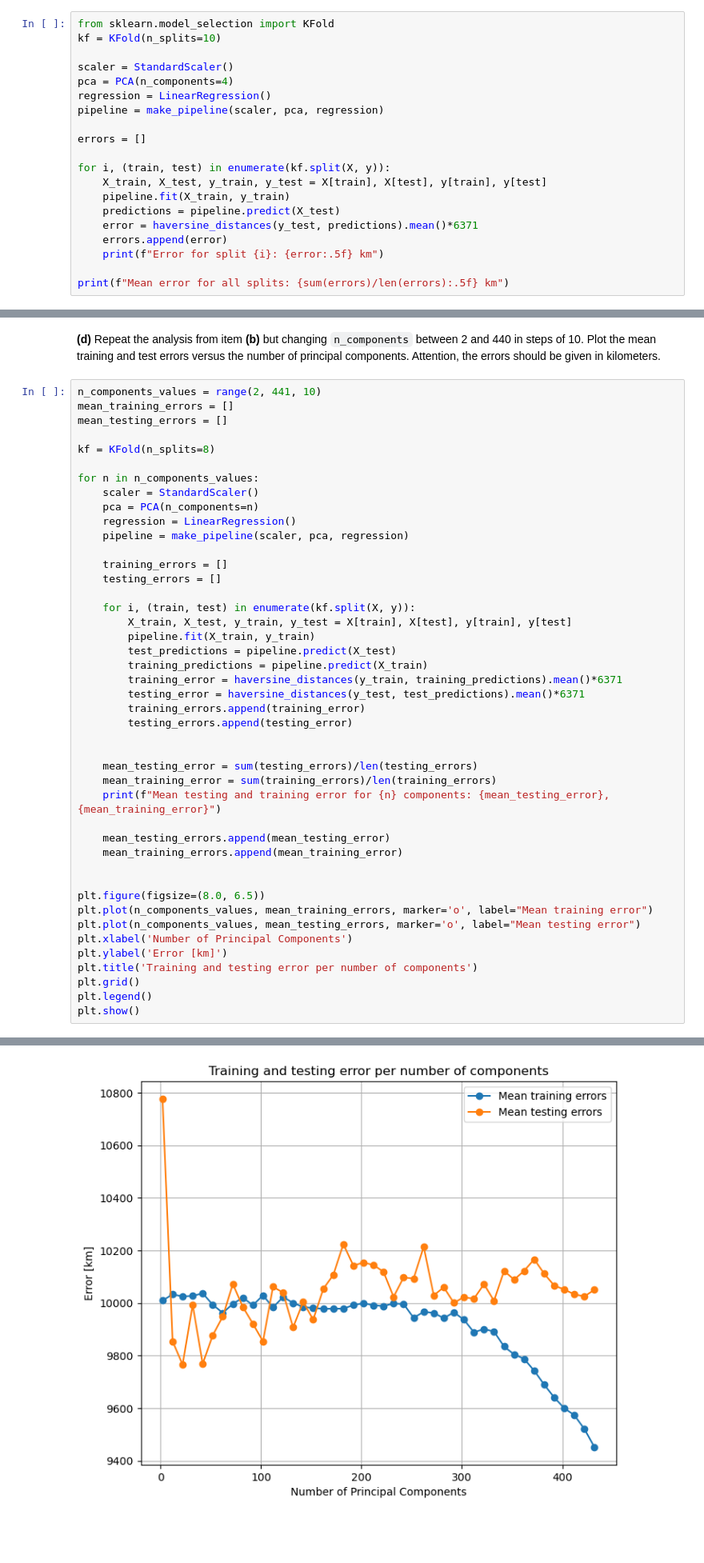
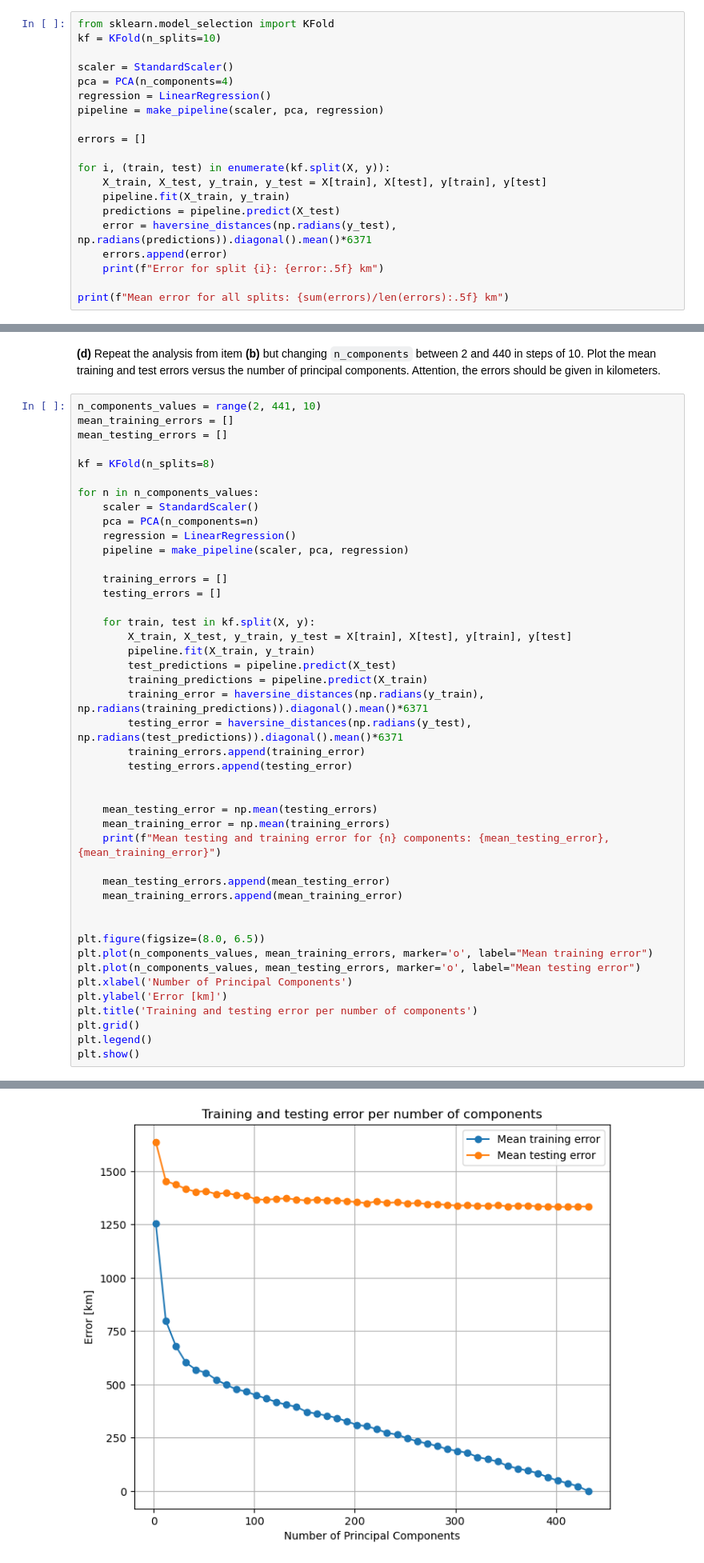
Before and after one commit to felixwl/isla, a Jupyter notebook: tp2/TP2.ipynb, the cells around one changed output, grey strips where cells are left out. Shown at 80% size. Drawn from its saved outputs; the diff is of its cells as text; blank space fills up the shorter version.

```diff
--- a/tp2/TP2.ipynb
+++ b/tp2/TP2.ipynb
@@ -357,7 +358,7 @@ for i, (train, test) in enumerate(kf.split(X, y)):
     X_train, X_test, y_train, y_test = X[train], X[test], y[train], y[test]
     pipeline.fit(X_train, y_train)
     predictions = pipeline.predict(X_test)
-    error = haversine_distances(y_test, predictions).mean()*6371
+    error = haversine_distances(np.radians(y_test), np.radians(predictions)).diagonal().mean()*6371
     errors.append(error)
     print(f"Error for split {i}: {error:.5f} km")
 
@@ -392,19 +393,19 @@ for n in n_components_values:
     training_errors = []
     testing_errors = []
 
-    for i, (train, test) in enumerate(kf.split(X, y)):
+    for train, test in kf.split(X, y):
         X_train, X_test, y_train, y_test = X[train], X[test], y[train], y[test]
         pipeline.fit(X_train, y_train)
         test_predictions = pipeline.predict(X_test)
         training_predictions = pipeline.predict(X_train)
-        training_error = haversine_distances(y_train, training_predictions).mean()*6371
-        testing_error = haversine_distances(y_test, test_predictions).mean()*6371
+        training_error = haversine_distances(np.radians(y_train), np.radians(training_predictions)).diagonal().mean()*6371
+        testing_error = haversine_distances(np.radians(y_test), np.radians(test_predictions)).diagonal().mean()*6371
         training_errors.append(training_error)
         testing_errors.append(testing_error)
 
 
-    mean_testing_error = sum(testing_errors)/len(testing_errors)
-    mean_training_error = sum(training_errors)/len(training_errors)
+    mean_testing_error = np.mean(testing_errors)
+    mean_training_error = np.mean(training_errors)
     print(f"Mean testing and training error for {n} components: {mean_testing_error}, {mean_training_error}")
 
     mean_testing_errors.append(mean_testing_error)
@@ -441,4 +442,4 @@ Mean testing and training error for 432 components: 10050.968329157924, 9451.384
-[figure, old version]
+[figure, new version]
 # %% [markdown]
 **(e)** Which model would you keep? What is the prediction error for this model? Compare it with its corresponding training error. Plot the predicted coordinates on a map as in **Exercise 4(a)**. What can you conclude?
 # %% [markdown]
```
Also changed, not shown: parts of 8 cells of this notebook.
